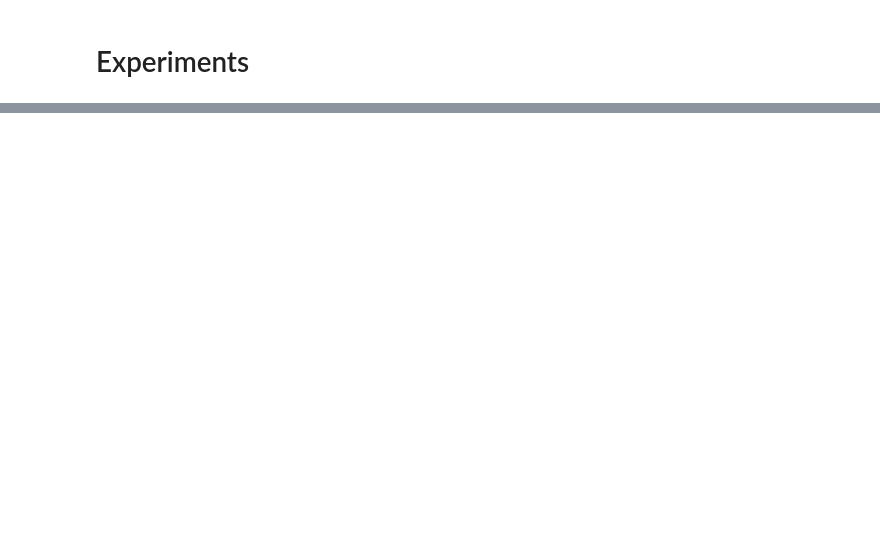
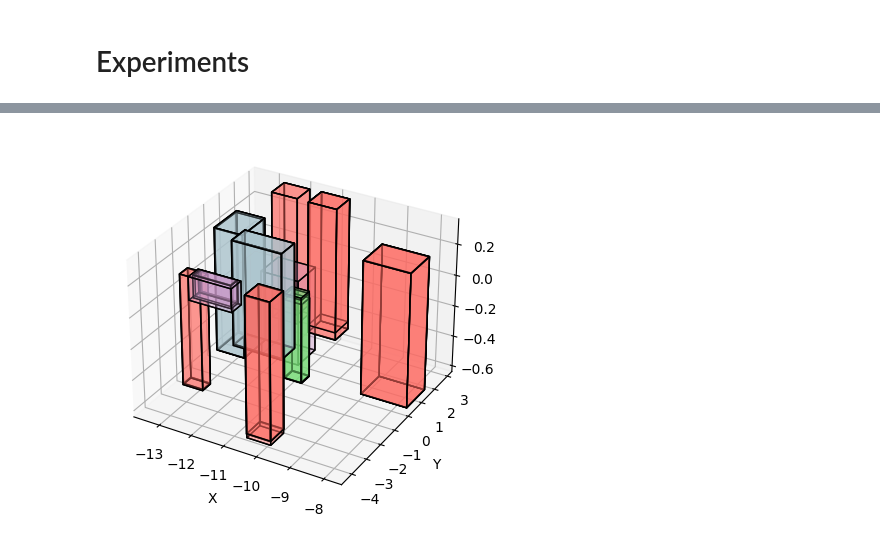
Before and after one commit to Smart-Wheelchair-RRC/instance-map, a Jupyter notebook: Instance_Map_2.ipynb, the cells around one changed output, grey strips where cells are left out. Drawn from its saved outputs; the diff is of its cells as text; code cells hidden in the pictures; blank space fills up the shorter version.

```diff
--- a/Instance_Map_2.ipynb
+++ b/Instance_Map_2.ipynb
@@ -232,7 +223,8 @@ for img_id, img_data in tqdm(img_dict.items()):
     phrase = phrase.split()[0]
 
     pcd = create_point_cloud(depth, mask, cam_mat, pose)
-
+    pcd = pcd.voxel_down_sample(voxel_size=0.01)
+    pcd = fast_DBSCAN(pcd, eps=0.2, min_samples=200)
     obj_data['aabb'] = get_obj_bounds(pcd)
 # %%
 # Save updated img_dict with aabb
@@ -437,0 +444,2 @@ print(len(obj_dict['chair']), len(obj_dict['table']))
+# %%
+obj_dict = fcluster_objects(img_dict, dist_threshold=0.45)
@@ -437,0 +450,15 @@ print(len(obj_dict['chair']), len(obj_dict['table']))
+# %%
+n = 10  # Threshold for minimum number of source_ids
+
+# Iterate through phrases (classes) in the obj_dict
+for phrase, obj_list in list(obj_dict.items()):
+    # Iterate through the cluster_ids in the content
+    for cluster_id, cluster_data in list(obj_list.items()):
+        # Check the length of the source_ids for this cluster
+        if len(cluster_data['source_ids']) <= n:
+            # Delete this cluster if the number of source_ids is less than or equal to n
+            del obj_dict[phrase][cluster_id]
+
+    # Delete the phrase itself if it contains no clusters
+    if not obj_dict[phrase]:
+        del obj_dict[phrase]
@@ -710,11 +761,7 @@ plt.show()
 # Visualize 3D bounding boxes with DBSCAN
 from mpl_toolkits.mplot3d.art3d import Poly3DCollection
 
-img_ids = ['JmbYfDe2QKZ_123']
-
-depth = get_depth(img_id)
-pose = get_pose(img_id)
-cam_mat = get_sim_cam_mat_with_fov(depth.shape[0], depth.shape[1], fov=90)
+img_ids = ['JmbYfDe2QKZ_1', 'JmbYfDe2QKZ_2', 'JmbYfDe2QKZ_3']
 
 fig = plt.figure()
 ax = fig.add_subplot(111, projection='3d')
@@ -730,8 +777,14 @@ default_color = 'gray' # Default color if the phrase is not in the mapping
 global_min_bound = np.array([float('inf')] * 3)
 global_max_bound = np.array([float('-inf')] * 3)
 
+final_pcd = o3d.geometry.PointCloud()
+
 for img_id in img_ids:
   obj_data = img_dict[img_id]['objs']
+  depth = get_depth(img_id)
+  pose = get_pose(img_id)
+  cam_mat = get_sim_cam_mat_with_fov(depth.shape[0], depth.shape[1], fov=90)
+
   for obj_id, data in tqdm(obj_data.items()):
 
       #Reconstruct pointcloud
@@ -742,11 +795,10 @@ for img_id in img_ids:
       color = color_mapping.get(phrase, default_color)
 
       pcd = create_point_cloud(depth, mask, cam_mat, pose)
+      pcd = pcd.voxel_down_sample(voxel_size=0.01)
+      pcd = fast_DBSCAN(pcd, eps=0.2, min_samples=200)
 
-      filtered_point_cloud = fast_DBSCAN(pcd)
-
-      pcd = pcd.voxel_down_sample(voxel_size=0.005)
-      pcd = filter_noise_dbscan(pcd, eps=0.1, min_points=15)
+      final_pcd += pcd
 
       bounds = get_obj_bounds(pcd)
       # bounds = data['aabb']
@@ -768,33 +820,37 @@ for img_id in img_ids:
           [max_bound[0], min_bound[1], max_bound[2]],
           [max_bound[0], max_bound[1], max_bound[2]],
           [min_bound[0], max_bound[1], max_bound[2]]
       ]
 
       # Define faces using vertices
       faces = [
           [vertices[0], vertices[1], vertices[2], vertices[3]],
           [vertices[4], vertices[5], vertices[6], vertices[7]],
           [vertices[0], vertices[1], vertices[5], vertices[4]],
           [vertices[2], vertices[3], vertices[7], vertices[6]],
           [vertices[1], vertices[2], vertices[6], vertices[5]],
           [vertices[4], vertices[7], vertices[3], vertices[0]]
       ]
 
       # Plot the faces
       for face in faces:
           poly3d = [[vertice[0], vertice[1], vertice[2]] for vertice in face]
           ax.add_collection3d(Poly3DCollection([poly3d], facecolors=color, linewidths=1, edgecolors='k', alpha=0.25))
 
+# Save the pointcloud
+o3d.io.write_point_cloud('/home2/kumaradi.gupta/instance-map/sample_pcd/test4.ply', final_pcd)
 
 # Setting the axes limits based on the global bounds
 ax.set_xlabel('X')
 ax.set_ylabel('Y')
 ax.set_zlabel('Z')
 
 ax.set_xlim([global_min_bound[0], global_max_bound[0]])
 ax.set_ylim([global_min_bound[1], global_max_bound[1]])
 ax.set_zlim([global_min_bound[2], global_max_bound[2]])
 plt.show()
+# %% [output]
+[figure, added]
 # %%
 img_id = 'JmbYfDe2QKZ_123'
 depth_data = get_depth(img_id)
```
Also changed, not shown: parts of 22 cells of this notebook, 1 other file.
